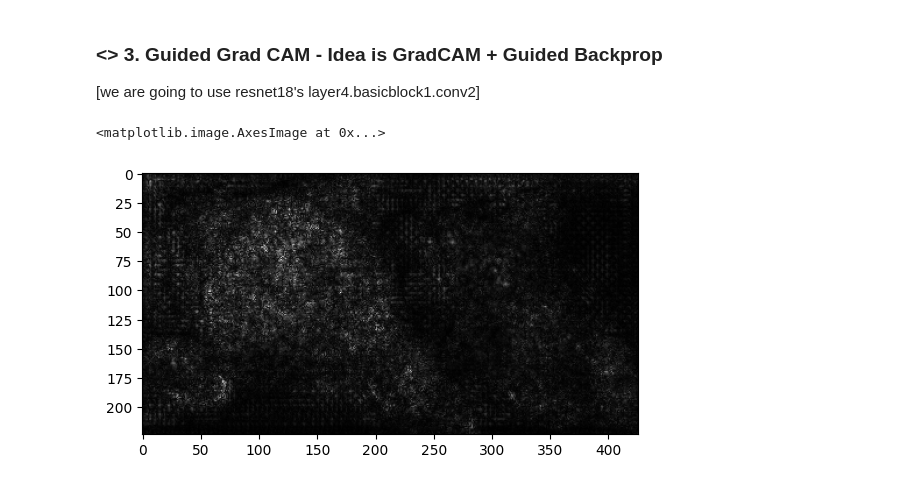
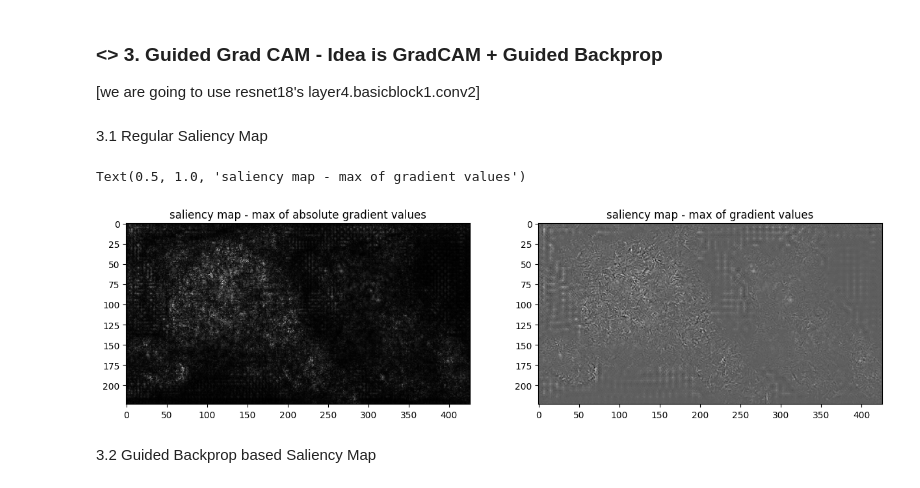
Before and after one commit to tutorials101/gradCAM, a Jupyter notebook: visualizations.ipynb, the cells around one changed output. Saved outputs shown, nothing was run; the diff lists cells and outputs as text; code cells hidden in the pictures.

```diff
--- a/visualizations.ipynb
+++ b/visualizations.ipynb
@@ -283,6 +283,8 @@ class_idx.item()=260, scores[:, class_idx].item()=5.149387359619141
 ### <> **3. Guided Grad CAM** - Idea is GradCAM + Guided Backprop
 
 [we are going to use resnet18's layer4.basicblock1.conv2]
+# %% [markdown]
+3.1 Regular Saliency Map
 # %%
 # Regular saliency map, compute gradient of class score w.r.t image pixels, take absolute value and max over RGB channels
 
@@ -296,14 +298,23 @@ net.eval()
 scores = net(input.unsqueeze(0))
 scores[:, class_idx].backward()
 
-grad, t = input.grad.abs().max(dim=0)
+grad = input.grad.clone()
+
+map1, _ = grad.abs().max(dim=0)
+map2, _ = grad.max(dim=0)
 
 _ = input.grad.zero_() #otherwise pytorch will accumulate gradients
-# %%
-plt.imshow(grad, cmap='gray') # cmap = plt.cm.hot
-# %% [output]
-<matplotlib.image.AxesImage at 0x...>
-[figure, removed]
+# %%
+fig, ax = plt.subplots(1,2, figsize=(15,20))
+ax[0].imshow(map1, cmap='gray')
+ax[0].set_title("max of absolute gradients")
+ax[1].imshow(map2, cmap='gray')
+ax[1].set_title("max of gradients")
+# %% [output]
+Text(0.5, 1.0, 'saliency map - max of gradient values')
+[figure, added]
+# %% [markdown]
+3.2 Guided Backprop based Saliency Map
 # %%
 # Guided backprop: essentially same as saliency map but here we choose arbitrary neuron and we do some tweak during the backprop
 # during backprop, we only backprop positive gradients through each ReLU
```
Also changed, not shown: parts of 8 cells of this notebook.
